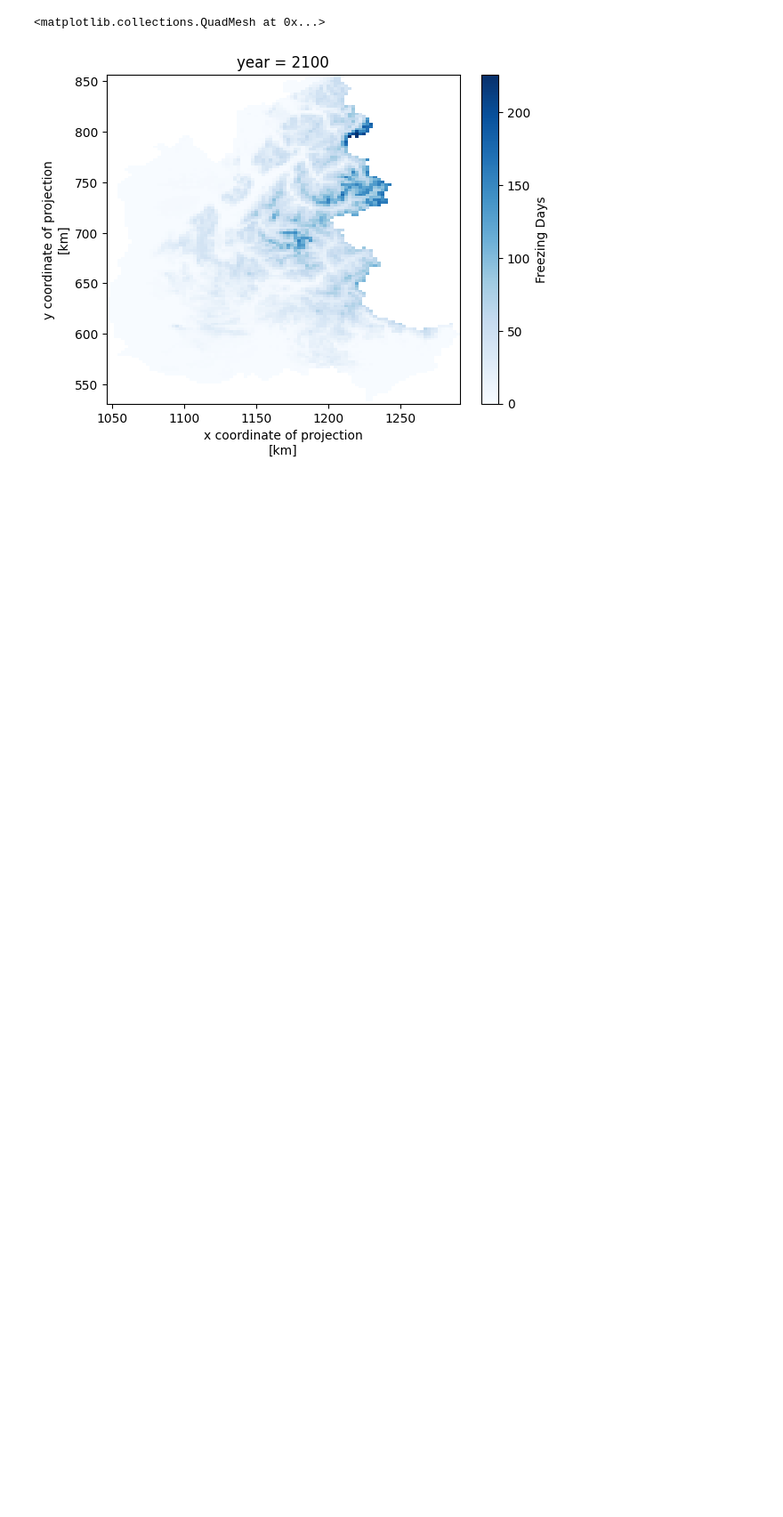
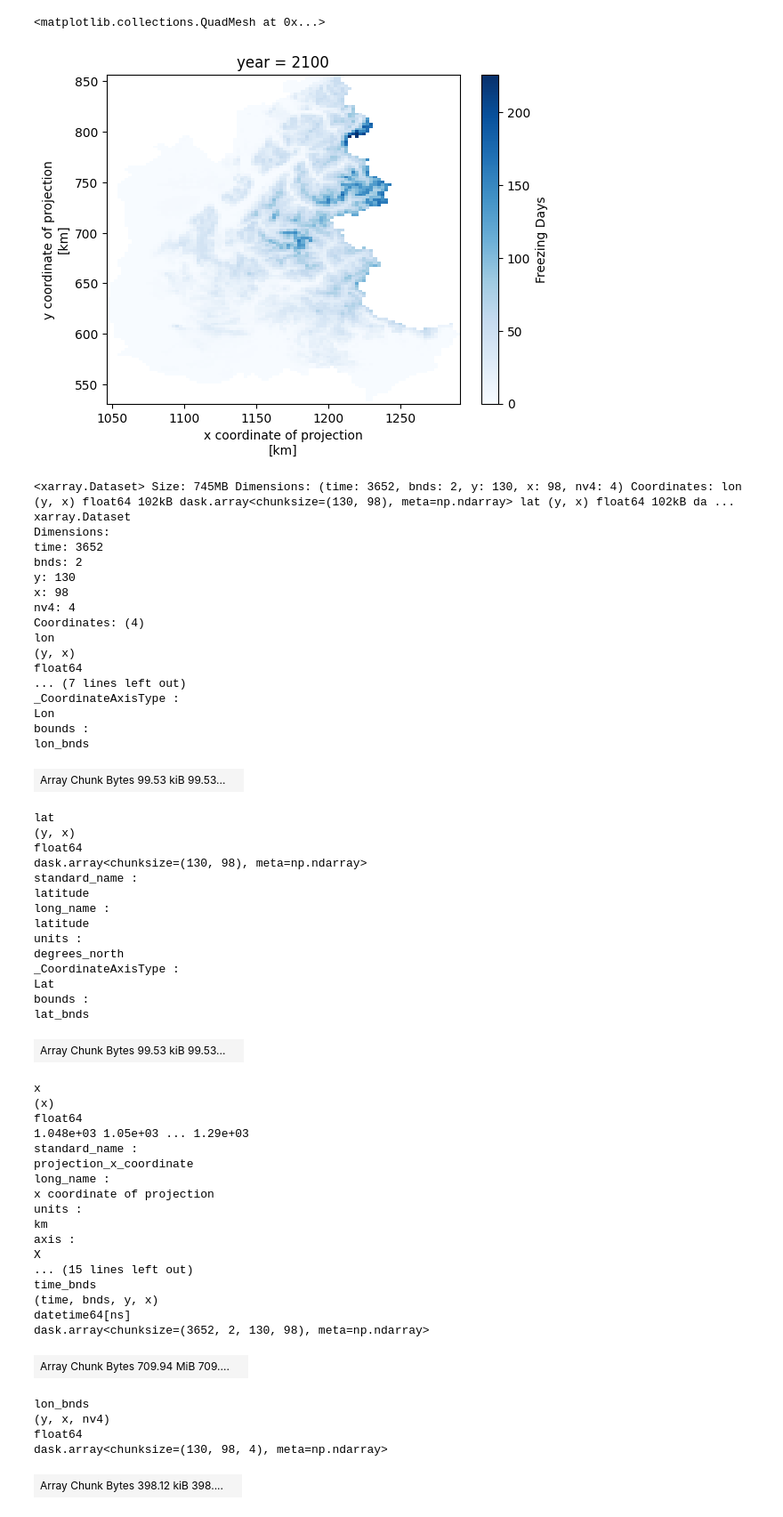
Before and after one commit to justinesommerlatt/Hackathon-Meteo-France, a Jupyter notebook: calculs_indicateurs/Isotherme.ipynb, the cells around one changed output. Shown at 89% size. Cells and saved outputs as stored; diff of their text form; code cells hidden in the pictures; blank space fills up the shorter version.

Commit message:
Add Alpes_grid.nc

```diff
--- a/calculs_indicateurs/Isotherme.ipynb
+++ b/calculs_indicateurs/Isotherme.ipynb
@@ -108,3 +108,64 @@ ds.freezing_days.sel(year=2100).plot(cmap='Blues', cbar_kwargs={'label': 'Freezi
 # %% [output]
 <matplotlib.collections.QuadMesh at 0x...>
 [figure]
+# %%
+ds_mask = xr.open_mfdataset('/Users/epauthen/Documents/Database/Hackaton_MeteoFrance/tas/tasAdjust_alpes_day_19900101-19991231.nc')
+ds_mask = ds_mask.drop_vars(['tasAdjust', 'time'])
+ds_mask.to_netcdf('/Users/epauthen/Documents/GitHub/Hackathon-Meteo-France/Alpes_grid.nc')
+# %% [output]
+<xarray.Dataset> Size: 745MB Dimensions: (time: 3652, bnds: 2, y: 130, x: 98, nv4: 4) Coordinates: lon (y, x) float64 102kB dask.array<chunksize=(130, 98), meta=np.ndarray> lat (y, x) float64 102kB da ...
+xarray.Dataset
+Dimensions:
+time: 3652
+bnds: 2
+y: 130
+x: 98
+nv4: 4
+Coordinates: (4)
+lon
+(y, x)
+float64
+... (7 lines left out)
+_CoordinateAxisType :
+Lon
+bounds :
+lon_bnds
+| Array Chunk Bytes 99.53 kiB 99.53... |  |
+lat
+(y, x)
+float64
+dask.array<chunksize=(130, 98), meta=np.ndarray>
+standard_name :
+latitude
+long_name :
+latitude
+units :
+degrees_north
+_CoordinateAxisType :
+Lat
+bounds :
+lat_bnds
+| Array Chunk Bytes 99.53 kiB 99.53... |  |
+x
+(x)
+float64
+1.048e+03 1.05e+03 ... 1.29e+03
+standard_name :
+projection_x_coordinate
+long_name :
+x coordinate of projection
+units :
+km
+axis :
+X
+... (15 lines left out)
+time_bnds
+(time, bnds, y, x)
+datetime64[ns]
+dask.array<chunksize=(3652, 2, 130, 98), meta=np.ndarray>
+| Array Chunk Bytes 709.94 MiB 709.... |  |
+lon_bnds
+(y, x, nv4)
+float64
+dask.array<chunksize=(130, 98, 4), meta=np.ndarray>
+| Array Chunk Bytes 398.12 kiB 398.... |  |
```
Also changed, not shown: parts of 1 cell of this notebook, 7 other files.
